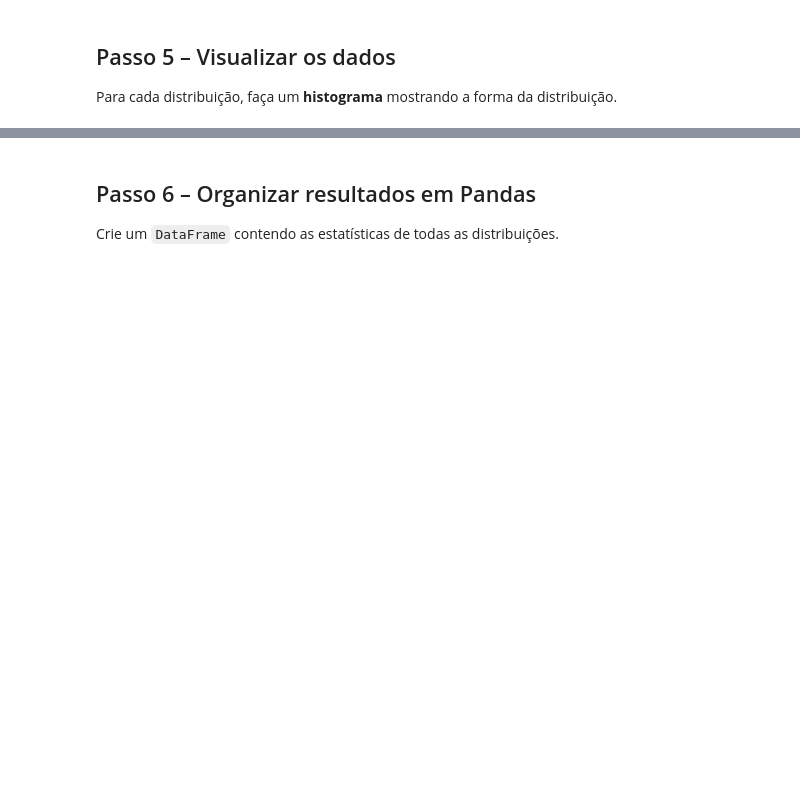
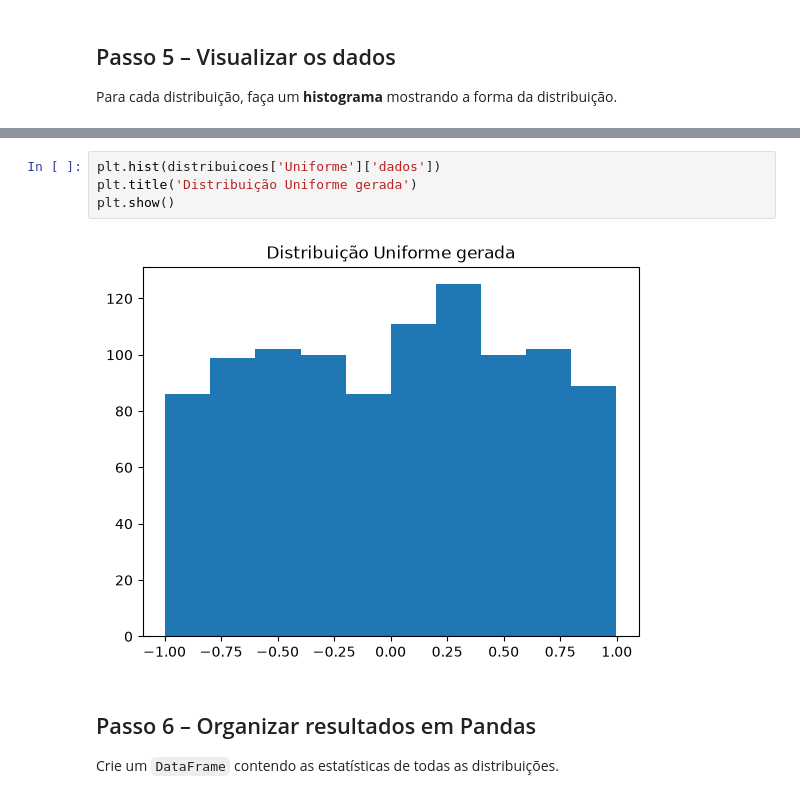
Before and after one commit to BenvenutiMateus/prog-estat, a Jupyter notebook: revisao.ipynb, the cells around one changed output, grey strips where cells are left out. Saved outputs shown, nothing was run; the diff lists cells and outputs as text; blank space fills up the shorter version.

```diff
--- a/revisao.ipynb
+++ b/revisao.ipynb
@@ -74,3 +108,9 @@ Para cada distribuição, faça um **histograma** mostrando a forma da distribui
+# %%
+plt.hist(distribuicoes['Uniforme']['dados'])
+plt.title('Distribuição Uniforme gerada')
+plt.show()
+# %% [output]
+[figure, added]
 # %% [markdown]
 ## Passo 6 – Organizar resultados em Pandas
 Crie um `DataFrame` contendo as estatísticas de todas as distribuições.
```
Also changed, not shown: parts of 16 cells of this notebook, 1 other file.
